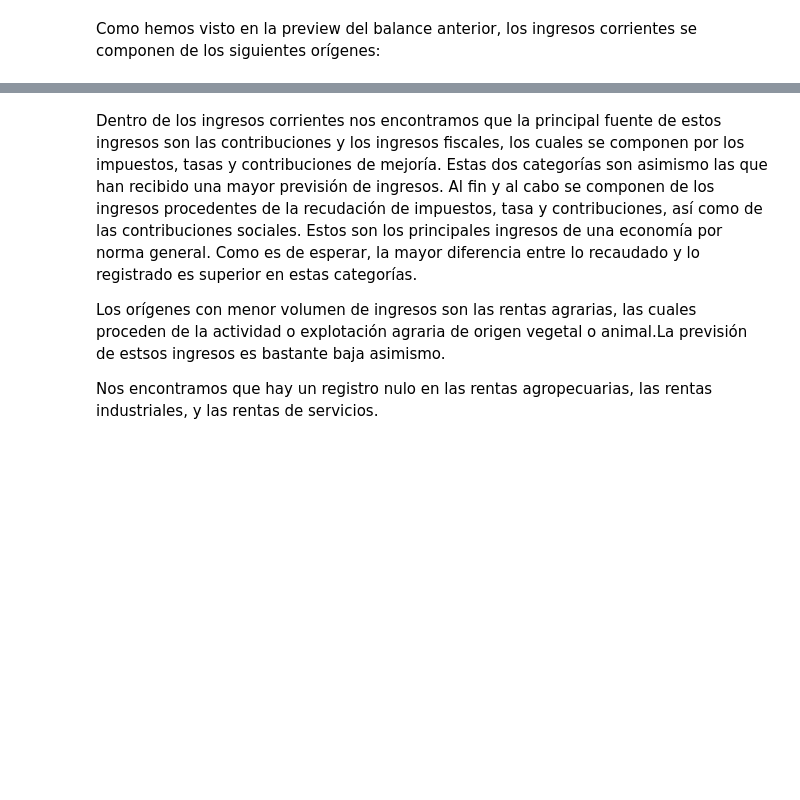
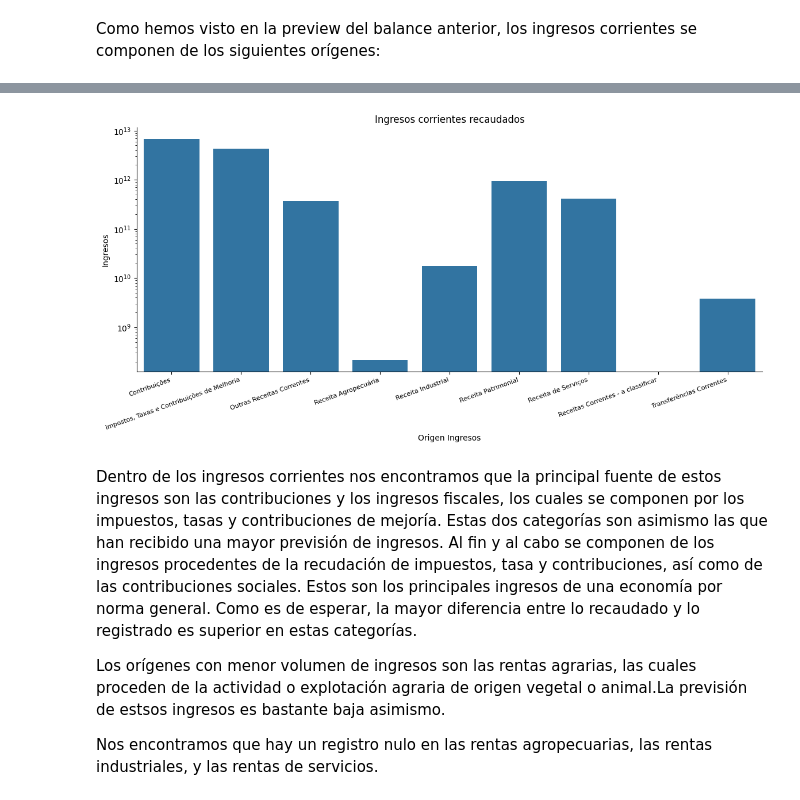
Before and after one commit to Gabijc/Proyecto2-Insights-Brasil, a Jupyter notebook: Análisis_categorías.ipynb, the cells around one changed output, grey strips where cells are left out. Cells and saved outputs as stored; diff of their text form; code cells hidden in the pictures; blank space fills up the shorter version.

```diff
--- a/Análisis_categorías.ipynb
+++ b/Análisis_categorías.ipynb
@@ -204,6 +206,10 @@ ingresos_corrientes_origen
 | 6 | Receita de Serviços | 439,803,742,964.11 | 0.00 | 409,260,662,661.21 | 93.06 | ... |
 | 7 | Receitas Correntes - a classificar | 0.00 | 5,042,321.57 | -15,471,989,712.32 | Previsión de 0 | ... |
 | 8 | Transferências Correntes | 4,761,797,513.00 | 0.00 | 3,780,118,794.99 | 79.38 | ... |
+# %%
+fs.grafico_cat_economia(ingresos_corrientes_origen, "ORIGEM RECEITA", "VALOR REALIZADO")
+# %% [output]
+[figure, added]
 # %% [markdown]
 Dentro de los ingresos corrientes nos encontramos que la principal fuente de estos ingresos son las contribuciones y los ingresos fiscales, los cuales se componen por los impuestos, tasas y contribuciones de mejoría. Estas dos categorías son asimismo las que han recibido una mayor previsión de ingresos. Al fin y al cabo se componen de los ingresos procedentes de la recudación de impuestos, tasa y contribuciones, así como de las contribuciones sociales. Estos son los principales ingresos de una economía por norma general. Como es de esperar, la mayor diferencia entre lo recaudado y lo registrado es superior en estas categorías.
 
```
Also changed, not shown: parts of 1 cell of this notebook, 4 other files.
